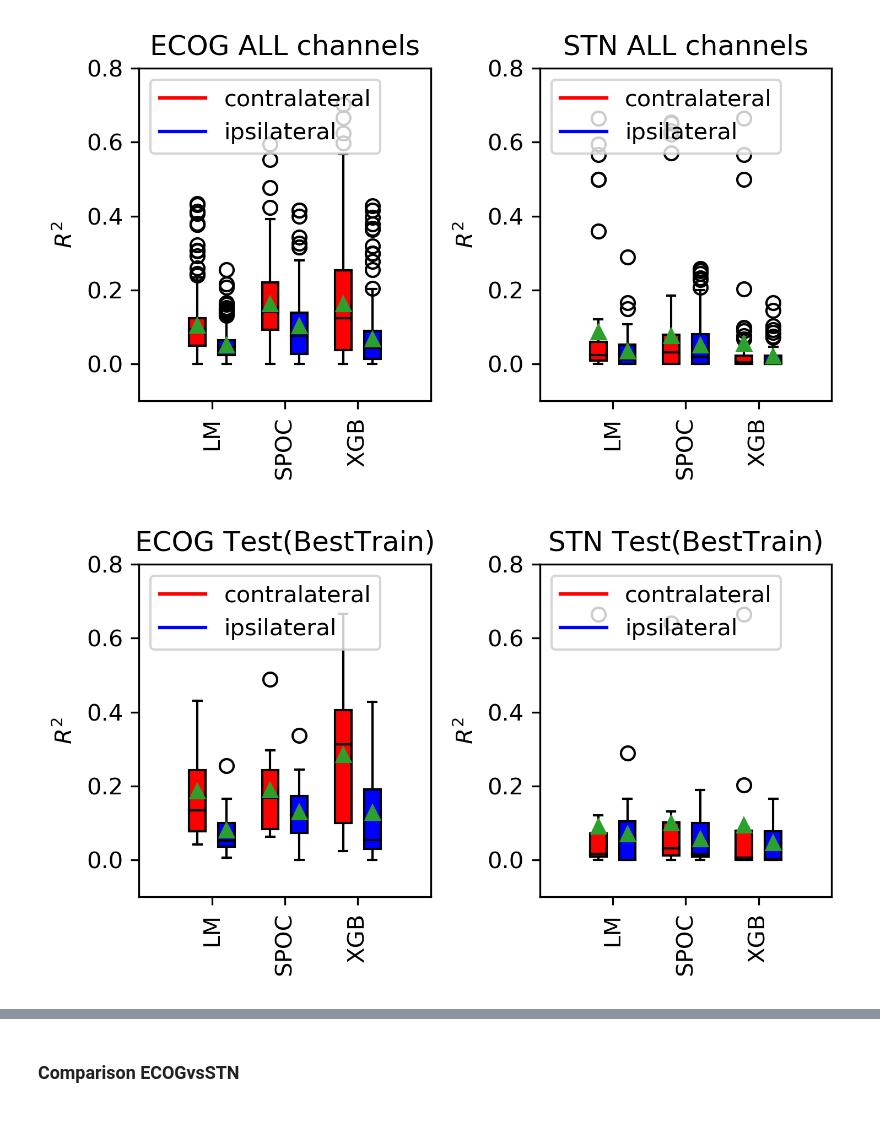
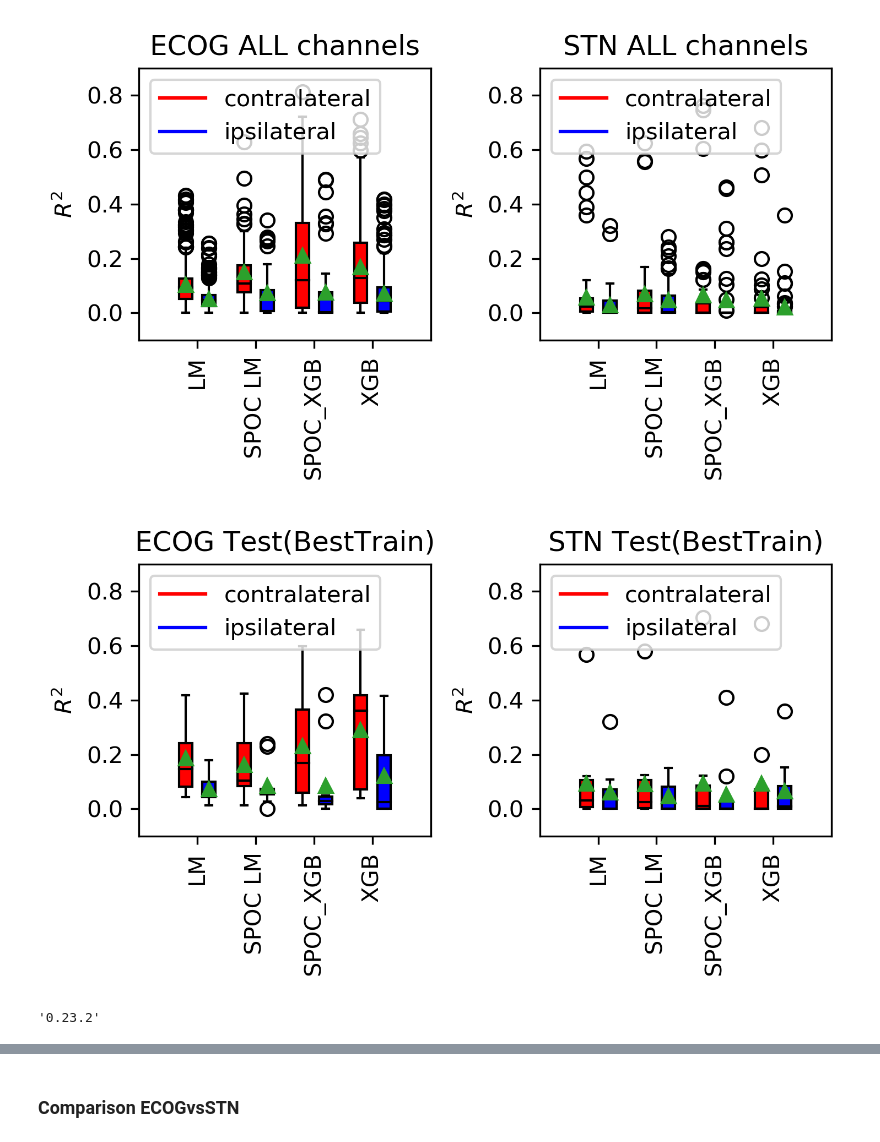
Before and after one commit to neuromodulation/icn, a Jupyter notebook: ECOG_vs_STN/UPDATE_NEWCV_PLOTS/Figure3.ipynb, the cells around one changed output, grey strips where cells are left out. Saved outputs shown, nothing was run; the diff lists cells and outputs as text; code cells hidden in the pictures.

Commit message:
updated Figure 3/4

```diff
--- a/ECOG_vs_STN/UPDATE_NEWCV_PLOTS/Figure3.ipynb
+++ b/ECOG_vs_STN/UPDATE_NEWCV_PLOTS/Figure3.ipynb
@@ -37,9 +96,9 @@ def my_box_plot_comparison_here(data_a, data_b, label_1='contralateral', label_2
     plt.xlim(-2, len(ticks)*2)
     plt.tight_layout()
     #plt.xticks(range(0, len(ticks) * 2, 2), ['LM', 'NN', 'SPOC t-lag', 'XGB '+r'$\beta$'+ r'$\gamma$', 'XGB'], rotation=90)
-    plt.xticks(range(0, len(ticks) * 2, 2), ['LM', 'SPOC', 'XGB'], rotation=90)
+    plt.xticks(range(0, len(ticks) * 2, 2), ['LM', 'SPOC LM', 'SPOC_XGB','XGB'], rotation=90)
     plt.ylabel(r'$R^2$')
-    plt.ylim(-0.1, 0.8)
+    plt.ylim(-0.1, 0.9)
     plt.legend(loc='upper left')
 # %%
 def get_res(PATH_, all_=True, best_Tr=False, SPOC_ = False, log_=False):
@@ -88,23 +147,24 @@ def get_res(PATH_, all_=True, best_Tr=False, SPOC_ = False, log_=False):
             res_[loc+"_"+lat] = np.concatenate(patients_).ravel() if all_ is True else patients_
     return res_
 # %%
-res_XGB =  get_res(os.path.join(PATH_BASE, "XGB_Out"), all_=True, best_Tr=True, log_=False, SPOC_=False)
-res_LM =  get_res(os.path.join(PATH_BASE, "LM_Out"), all_=True, best_Tr=True, log_=False, SPOC_=False)
-res_SPOC = get_res(os.path.join(PATH_BASE, "SPOC_predictions"), all_=True, best_Tr=False, log_=False, SPOC_=True)
+res_XGB =  get_res(os.path.join(PATH_BASE, "XGB_Out"), all_=True, best_Tr=False, log_=False, SPOC_=False)
+res_LM =  get_res(os.path.join(PATH_BASE, "LM_Out"), all_=True, best_Tr=False, log_=False, SPOC_=False)
+res_SPOC_LM = get_res(os.path.join(PATH_BASE, "LM_Out_SPoC"), all_=True, best_Tr=False, log_=False, SPOC_=True)
+res_SPOC_XGB = get_res(os.path.join(PATH_BASE, "XGB_Out_SPoC"), all_=True, best_Tr=False, log_=False, SPOC_=True)
 # %%
 plt.figure(figsize=(5,3), dpi=300)
 plt.subplot(121)
 plt.title('ECOG ALL channels')
-my_box_plot_comparison_here([res_LM["ECOG_CON"], res_SPOC["ECOG_CON"], res_XGB["ECOG_CON"]], \
-                            [res_LM["ECOG_IPS"], res_SPOC["ECOG_IPS"], res_XGB["ECOG_IPS"]], \
+my_box_plot_comparison_here([res_LM["ECOG_CON"], res_SPOC_LM["ECOG_CON"], res_SPOC_XGB["ECOG_CON"], res_XGB["ECOG_CON"]], \
+                            [res_LM["ECOG_IPS"], res_SPOC_LM["ECOG_IPS"], res_SPOC_XGB["ECOG_IPS"], res_XGB["ECOG_IPS"]], \
                             label_1='contralateral', label_2='ipsilateral')
 
 plt.subplot(122)
 plt.title('STN ALL channels')
-my_box_plot_comparison_here([res_LM["STN_CON"], res_SPOC["STN_CON"], res_XGB["STN_CON"]], \
-                            [res_LM["STN_IPS"], res_SPOC["STN_IPS"], res_XGB["STN_IPS"]], \
+my_box_plot_comparison_here([res_LM["STN_CON"], res_SPOC_LM["STN_CON"], res_SPOC_XGB["STN_CON"], res_XGB["STN_CON"]], \
+                            [res_LM["STN_IPS"], res_SPOC_LM["STN_IPS"], res_SPOC_XGB["STN_IPS"], res_XGB["STN_IPS"]], \
                             label_1='contralateral', label_2='ipsilateral')
 plt.ylabel(r'$R^2$')
 plt.tight_layout()
 # %% [output]
-[figure, old version]
+[figure, new version]
@@ -111,23 +174,29 @@ plt.tight_layout()
 # %%
 res_XGB =  get_res(os.path.join(PATH_BASE, "XGB_Out"), all_=False, best_Tr=True, log_=False, SPOC_=False)
 res_LM =  get_res(os.path.join(PATH_BASE, "LM_Out"), all_=False, best_Tr=True, log_=False, SPOC_=False)
-res_SPOC = get_res(os.path.join(PATH_BASE, "SPOC_predictions"), all_=False, best_Tr=True, log_=False, SPOC_=True)
+res_SPOC_LM = get_res(os.path.join(PATH_BASE, "LM_Out_SPoC"), all_=False, best_Tr=True, log_=False, SPOC_=True)
+res_SPOC_XGB = get_res(os.path.join(PATH_BASE, "XGB_Out_SPoC"), all_=False, best_Tr=True, log_=False, SPOC_=True)
+
 plt.figure(figsize=(5,3), dpi=300)
 plt.subplot(121)
 plt.title('ECOG Test(BestTrain)')
-my_box_plot_comparison_here([res_LM["ECOG_CON"], res_SPOC["ECOG_CON"], res_XGB["ECOG_CON"]], \
-                            [res_LM["ECOG_IPS"], res_SPOC["ECOG_IPS"], res_XGB["ECOG_IPS"]], \
+my_box_plot_comparison_here([res_LM["ECOG_CON"], res_SPOC_LM["ECOG_CON"], res_SPOC_XGB["ECOG_CON"], res_XGB["ECOG_CON"]], \
+                            [res_LM["ECOG_IPS"], res_SPOC_LM["ECOG_IPS"], res_SPOC_XGB["ECOG_IPS"], res_XGB["ECOG_IPS"]], \
                             label_1='contralateral', label_2='ipsilateral')
 
 plt.subplot(122)
 plt.title('STN Test(BestTrain)')
-my_box_plot_comparison_here([res_LM["STN_CON"], res_SPOC["STN_CON"], res_XGB["STN_CON"]], \
-                            [res_LM["STN_IPS"], res_SPOC["STN_IPS"], res_XGB["STN_IPS"]], \
+my_box_plot_comparison_here([res_LM["STN_CON"], res_SPOC_LM["STN_CON"], res_SPOC_XGB["STN_CON"], res_XGB["STN_CON"]], \
+                            [res_LM["STN_IPS"], res_SPOC_LM["STN_IPS"], res_SPOC_XGB["STN_IPS"], res_XGB["STN_IPS"]], \
                             label_1='contralateral', label_2='ipsilateral')
 plt.ylabel(r'$R^2$')
 plt.tight_layout()
 # %% [output]
-[figure, old version]
+[figure, new version]
+# %%
+sklearn.__version__
+# %% [output]
+'0.23.2'
 # %%
 res_XGB =  get_res(os.path.join(PATH_BASE, "XGB_Out"), all_=False, best_Tr=False, log_=False, SPOC_=False)
 res_LM =  get_res(os.path.join(PATH_BASE, "LM_Out"), all_=False, best_Tr=False, log_=False, SPOC_=False)
```
Also changed, not shown: parts of 7 cells of this notebook, 1 other file.
